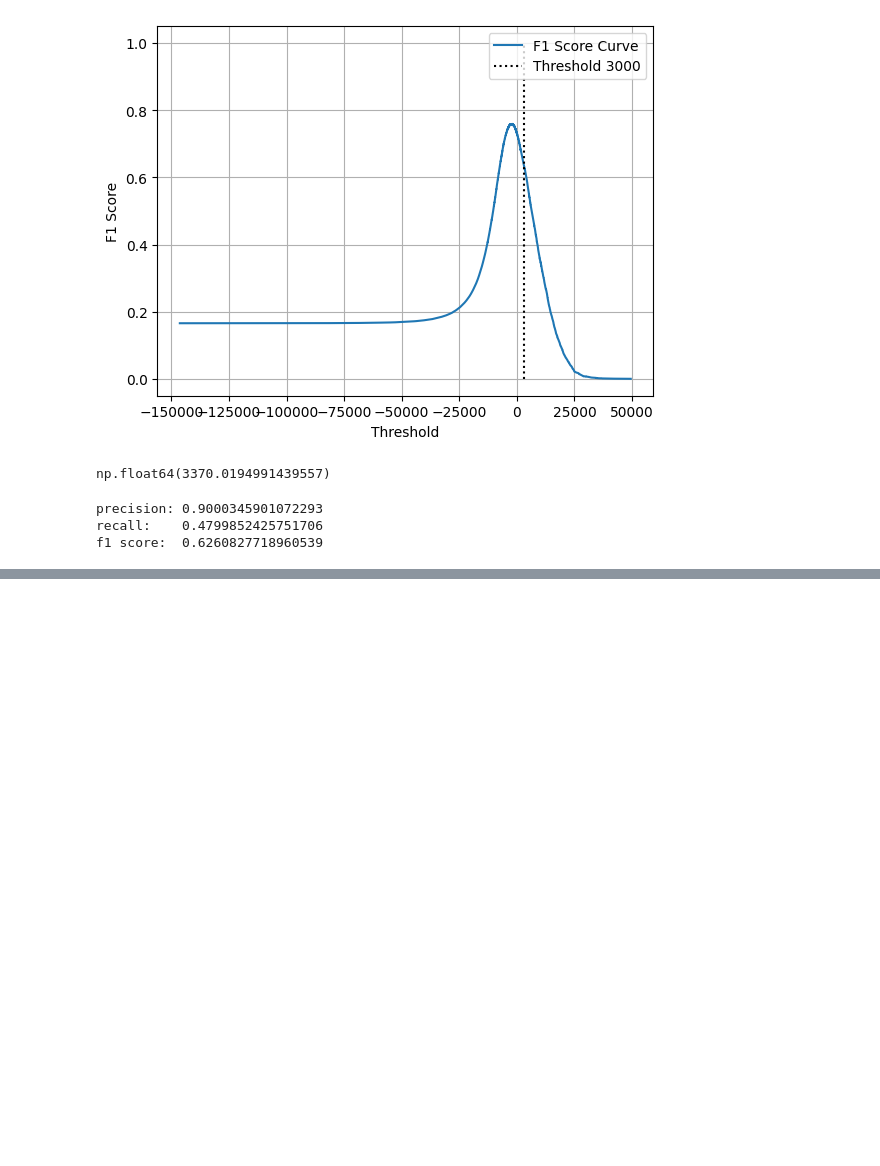
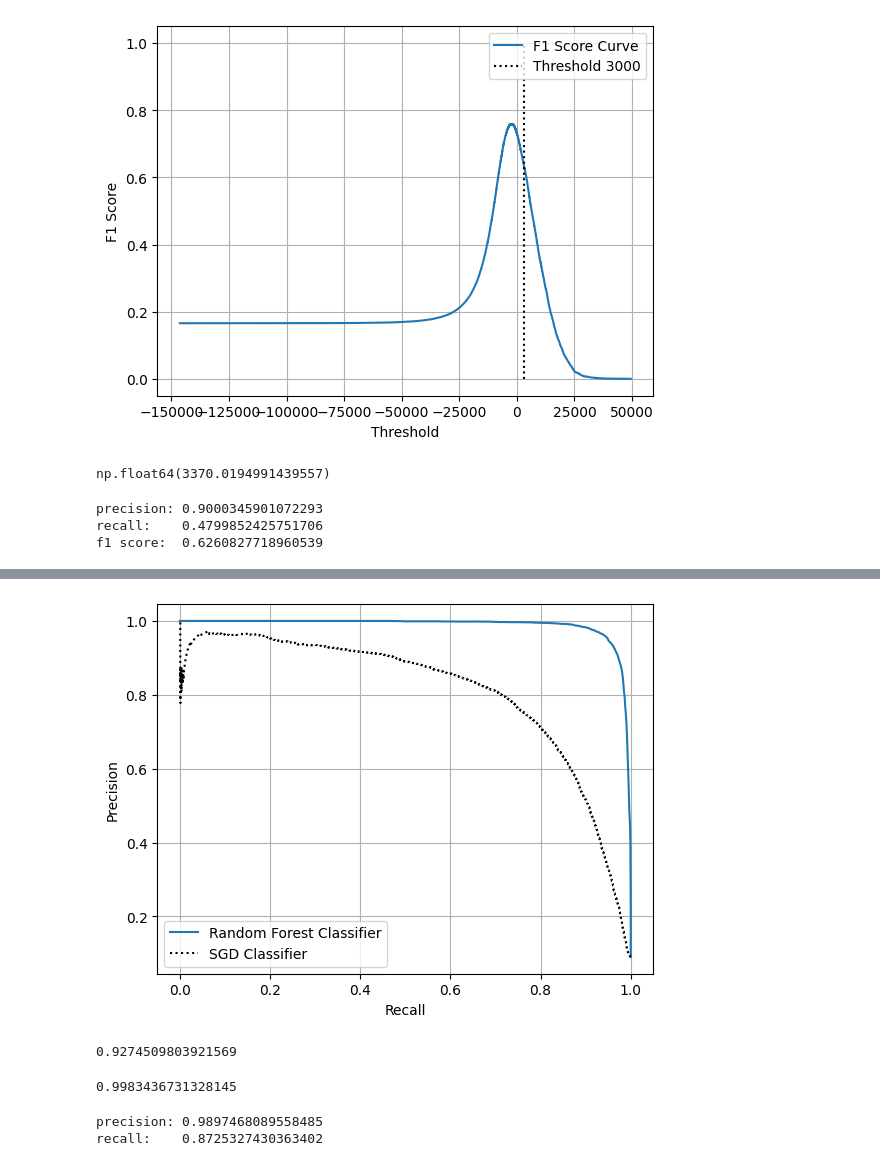
Before and after one commit to fractalate/study-geron-hands-on-machine-learning-with-scikit-learn-keras-and-tensorflow, a Jupyter notebook: Chapter 03/Notebook.ipynb, the cells around one changed output, grey strips where cells are left out. Drawn from its saved outputs; the diff is of its cells as text; code cells hidden in the pictures; blank space fills up the shorter version.

```diff
--- a/Chapter 03/Notebook.ipynb
+++ b/Chapter 03/Notebook.ipynb
@@ -264,0 +281,2 @@ f1 score:  0.6260827718960539
+# %%
+forest_clf = RandomForestClassifier(random_state=42)
@@ -264,0 +295,30 @@ f1 score:  0.6260827718960539
+# %%
+y_scores_forest = y_probas_forest[:, 1]
+precisions_forest, recalls_forest, threshold_forest = precision_recall_curve(
+    y_train_5, y_scores_forest,
+)
+# %%
+plt.plot(recalls_forest, precisions_forest, label="Random Forest Classifier")
+plt.plot(recalls, precisions, 'k:', label="SGD Classifier")
+plt.grid(True)
+plt.xlabel("Recall")
+plt.ylabel("Precision")
+plt.legend()
+plt.show()
+# %% [output]
+[figure, added]
+# %%
+y_train_pred_forest = y_probas_forest[:, 1] >= 0.5  # More likely a 5 than not.
+f1_score(y_train_5, y_train_pred_forest)
+# %% [output]
+0.9274509803921569
+# %%
+roc_auc_score(y_train_5, y_scores_forest)
+# %% [output]
+0.9983436731328145
+# %%
+print('precision:', precision_score(y_train_5, y_train_pred_forest))
+print('recall:   ', recall_score(y_train_5, y_train_pred_forest))
+# %% [output]
+precision: 0.9897468089558485
+recall:    0.8725327430363402
```
Also changed, not shown: parts of 8 cells of this notebook, 1 other file.
